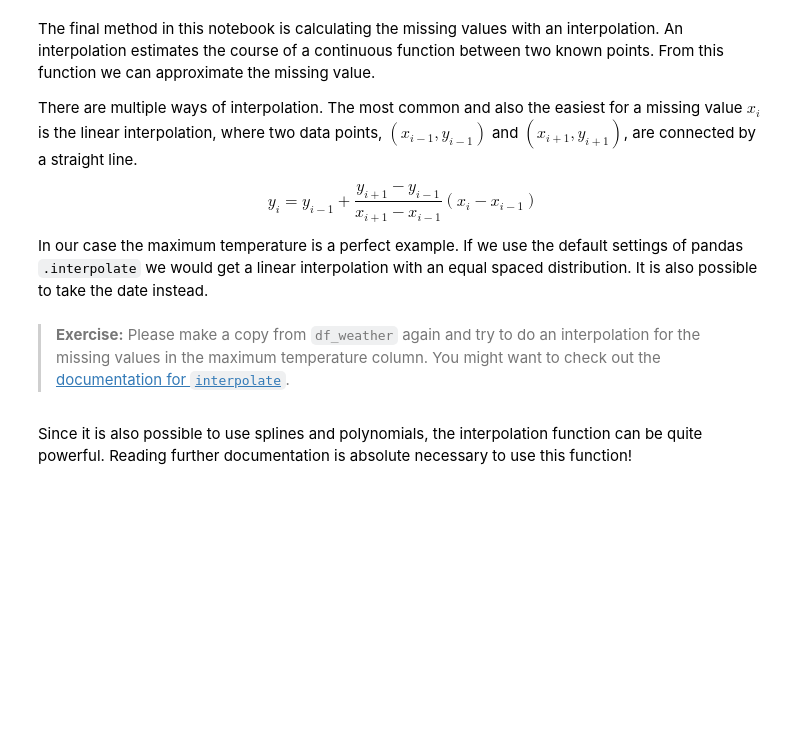
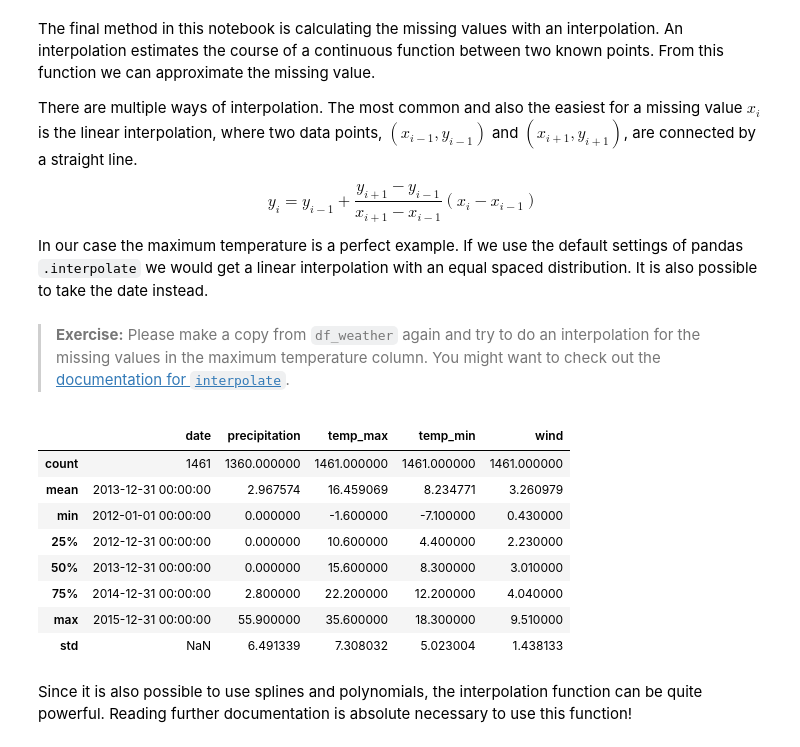
Before and after one commit to d-linkiewicz/Data-Preparation-Exploratory-Data-Analysis, a Jupyter notebook: 03_missing_data.ipynb, the cells around one changed output. Drawn from its saved outputs; the diff is of its cells as text; code cells hidden in the pictures; blank space fills up the shorter version.

```diff
--- a/03_missing_data.ipynb
+++ b/03_missing_data.ipynb
@@ -181,9 +251,26 @@ In our case the maximum temperature is a perfect example. If we use the default
 > **Exercise:** Please make a copy from `df_weather` again and try to do an interpolation for the missing values in the maximum temperature column. You might want to check out the [documentation for `interpolate`](https://pandas.pydata.org/pandas-docs/stable/reference/api/pandas.DataFrame.interpolate.html).
 # %%
 # create a copy of the dataset
-
+df_interpolate = df_weather.copy()
+df_interpolate_2 = df_weather.copy().set_index("date")
 
 # interpolate the missing values in temp_max column
+df_interpolate["temp_max"] = df_interpolate["temp_max"].interpolate()
+
+df_interpolate_2["temp_max"] = df_interpolate_2["temp_max"].interpolate(method="time")
+
+df_interpolate.describe()
+#df_interpolate_2.describe()
+# %% [output]
+|  | date | precipitation | temp_max | temp_min | wind |
+| count | 1461 | 1360.000000 | 1461.000000 | 1461.000000 | 1461.000000 |
+| mean | 2013-12-31 00:00:00 | 2.967574 | 16.459069 | 8.234771 | 3.260979 |
+| min | 2012-01-01 00:00:00 | 0.000000 | -1.600000 | -7.100000 | 0.430000 |
+| 25% | 2012-12-31 00:00:00 | 0.000000 | 10.600000 | 4.400000 | 2.230000 |
+| 50% | 2013-12-31 00:00:00 | 0.000000 | 15.600000 | 8.300000 | 3.010000 |
+| 75% | 2014-12-31 00:00:00 | 2.800000 | 22.200000 | 12.200000 | 4.040000 |
+| max | 2015-12-31 00:00:00 | 55.900000 | 35.600000 | 18.300000 | 9.510000 |
+| std | NaN | 6.491339 | 7.308032 | 5.023004 | 1.438133 |
 # %% [markdown]
 Since it is also possible to use splines and polynomials, the interpolation function can be quite powerful. Reading further documentation is absolute necessary to use this function!
 # %% [markdown]
```
Also changed, not shown: parts of 9 cells of this notebook, 4 other files.
